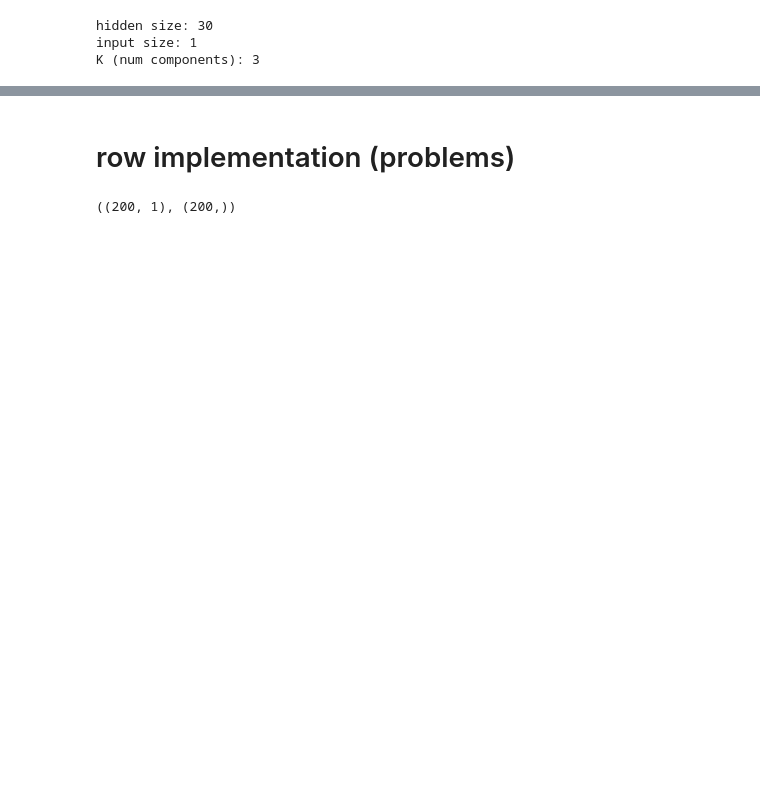
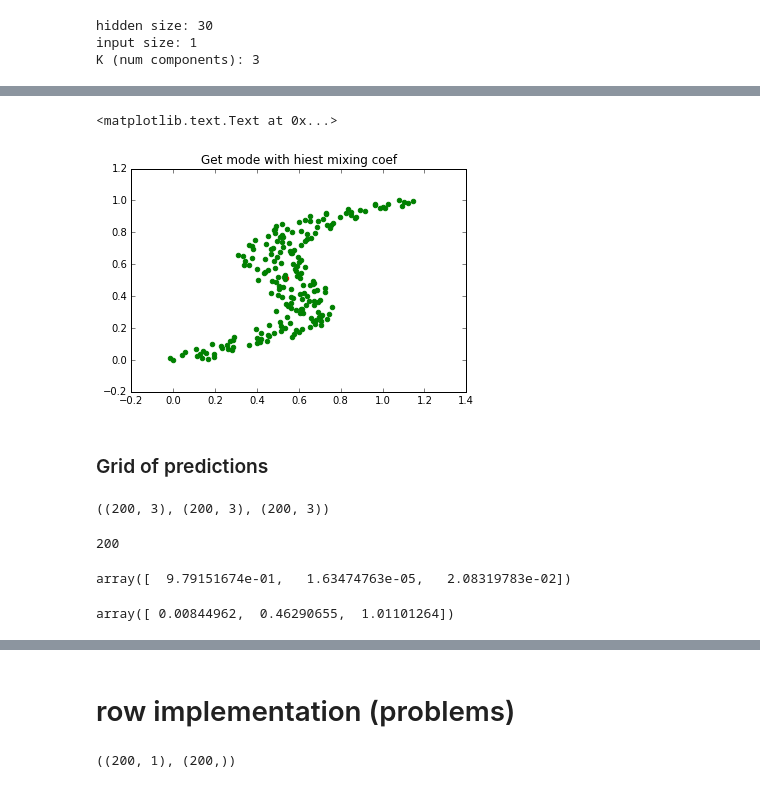
Before and after one commit to davidbp/connectionist, a Jupyter notebook: mixture_density_nets/play_with_mdn.ipynb, the cells around one changed output, grey strips where cells are left out. Drawn from its saved outputs; the diff is of its cells as text; code cells hidden in the pictures; blank space fills up the shorter version.

```diff
--- a/mixture_density_nets/play_with_mdn.ipynb
+++ b/mixture_density_nets/play_with_mdn.ipynb
@@ -106,0 +142,13 @@ epoch:  19000 loss:  -0.784577816932
+# %%
+chosen_mode = np.argmax(mix_w)
+# %%
+# Get prediction of the model with highest mix_w
+N = 200
+plt.scatter(x, means[0][chosen_mode], color="red")
+plt.scatter(X,Y,color='g')
+plt.title("Get mode with hiest mixing coef")
+# %% [output]
+<matplotlib.text.Text at 0x...>
+[figure, added]
+# %% [markdown]
+### Grid of predictions
@@ -106,0 +157,8 @@ epoch:  19000 loss:  -0.784577816932
+# %%
+means.shape, variances.shape, mixing_weights.shape
+# %% [output]
+((200, 3), (200, 3), (200, 3))
+# %%
+len(means)
+# %% [output]
+200
@@ -106,0 +171,8 @@ epoch:  19000 loss:  -0.784577816932
+# %%
+mixing_weights[0]
+# %% [output]
+array([  9.79151674e-01,   1.63474763e-05,   2.08319783e-02])
+# %%
+means[0]
+# %% [output]
+array([ 0.00844962,  0.46290655,  1.01101264])
```
Also changed, not shown: parts of 21 cells of this notebook, 1 other file.
